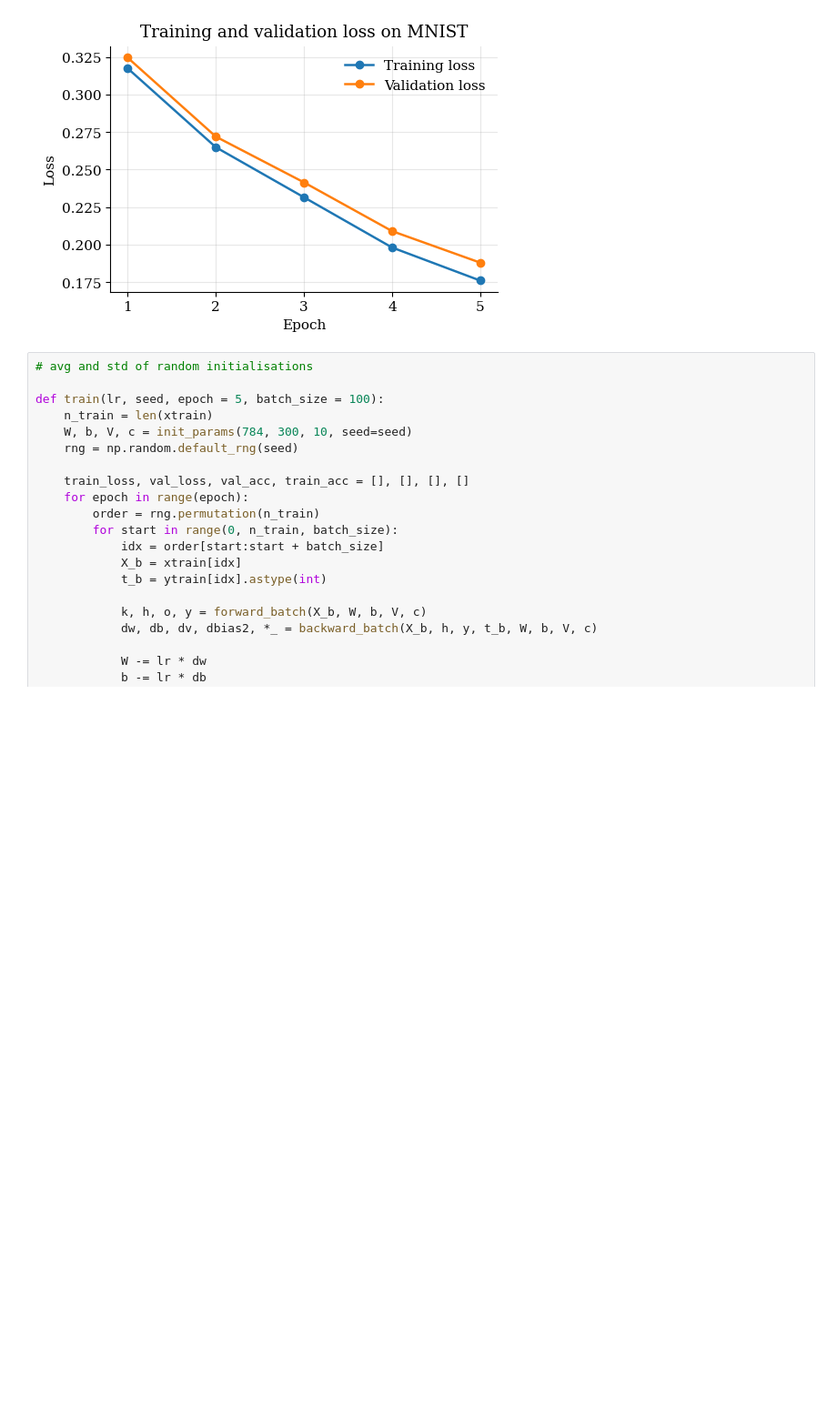
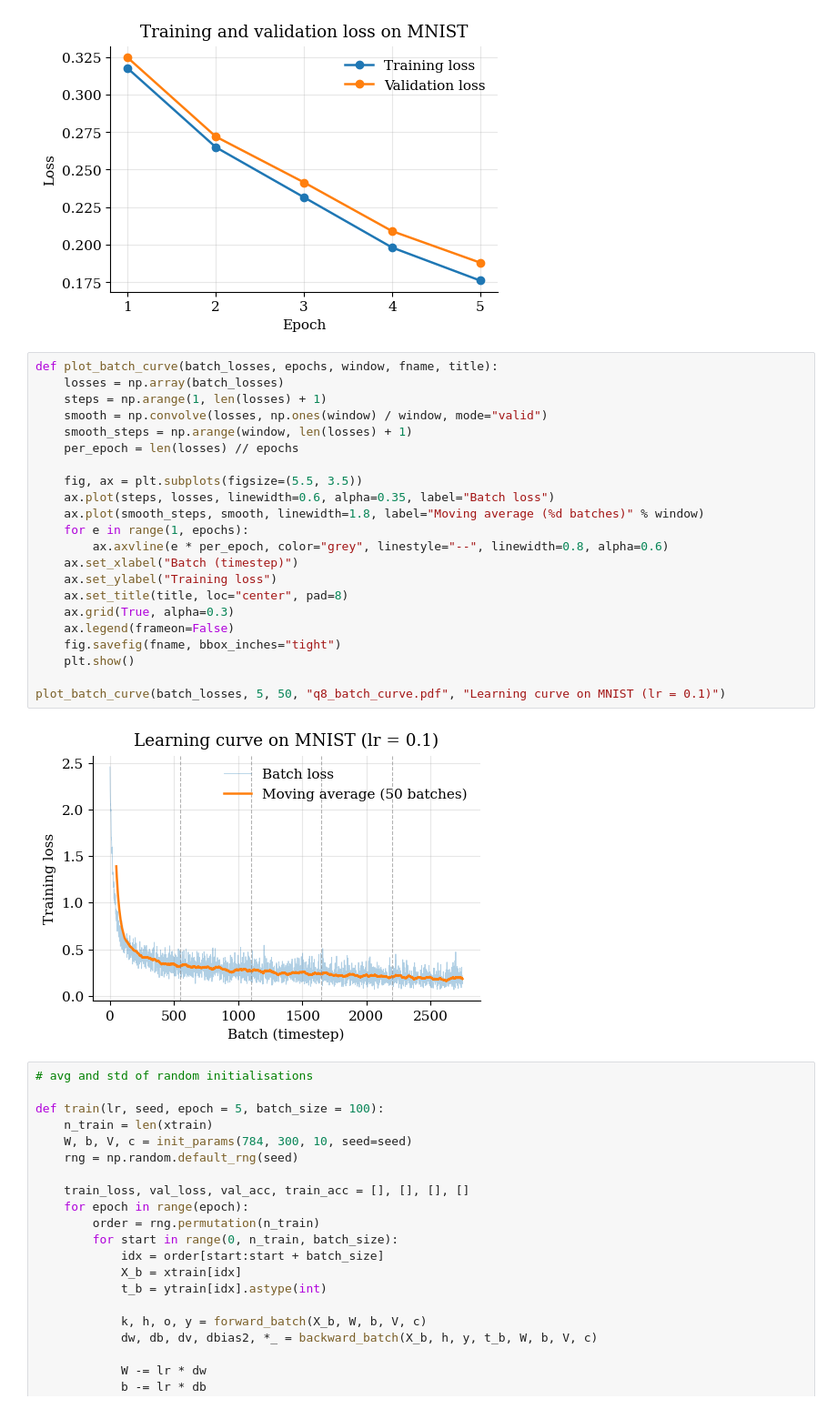
Before and after one commit to alisonattard/DeepLearning, a Jupyter notebook: Code.ipynb, the cells around one changed output. Shown at 91% size. Drawn from its saved outputs; the diff is of its cells as text; blank space fills up the shorter version.

```diff
--- a/Code.ipynb
+++ b/Code.ipynb
@@ -743,6 +743,30 @@ train acc:  [0.9101 0.9223 0.9345 0.9437 0.9499]
 val loss:  [0.3245 0.2719 0.2415 0.209  0.188 ]
 val acc:  [0.9052 0.9198 0.9294 0.9444 0.9488]
 [figure]
+# %%
+def plot_batch_curve(batch_losses, epochs, window, fname, title):
+    losses = np.array(batch_losses)
+    steps = np.arange(1, len(losses) + 1)
+    smooth = np.convolve(losses, np.ones(window) / window, mode="valid")
+    smooth_steps = np.arange(window, len(losses) + 1)
+    per_epoch = len(losses) // epochs
+
+    fig, ax = plt.subplots(figsize=(5.5, 3.5))
+    ax.plot(steps, losses, linewidth=0.6, alpha=0.35, label="Batch loss")
+    ax.plot(smooth_steps, smooth, linewidth=1.8, label="Moving average (%d batches)" % window)
+    for e in range(1, epochs):
+        ax.axvline(e * per_epoch, color="grey", linestyle="--", linewidth=0.8, alpha=0.6)
+    ax.set_xlabel("Batch (timestep)")
+    ax.set_ylabel("Training loss")
+    ax.set_title(title, loc="center", pad=8)
+    ax.grid(True, alpha=0.3)
+    ax.legend(frameon=False)
+    fig.savefig(fname, bbox_inches="tight")
+    plt.show()
+
+plot_batch_curve(batch_losses, 5, 50, "q8_batch_curve.pdf", "Learning curve on MNIST (lr = 0.1)")
+# %% [output]
+[figure, added]
 # %%
 # avg and std of random initialisations
 
```
Also changed, not shown: parts of 3 cells of this notebook.
